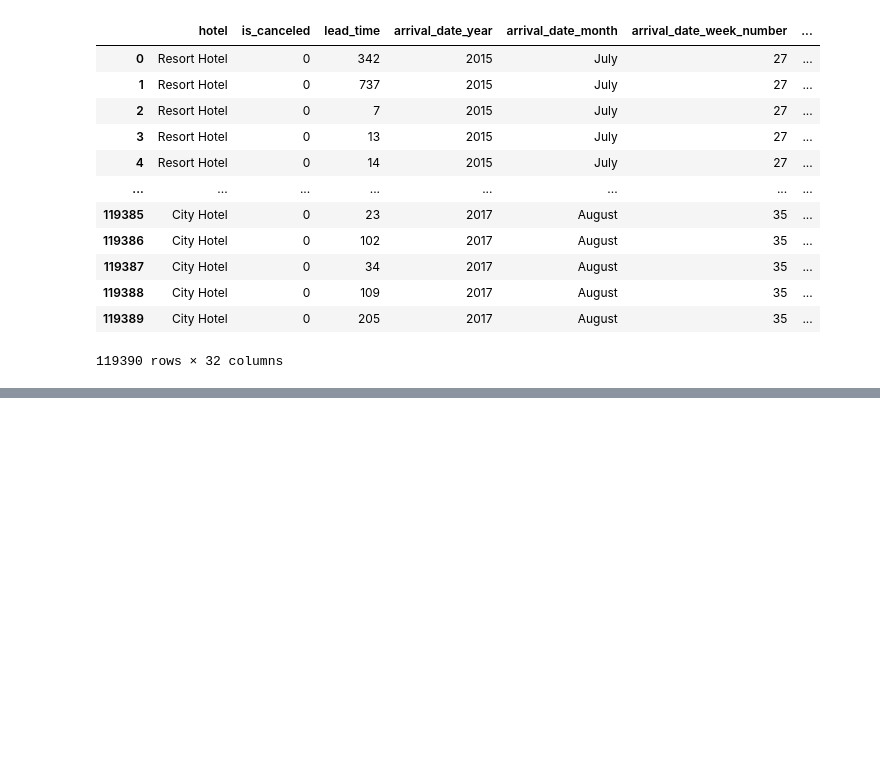
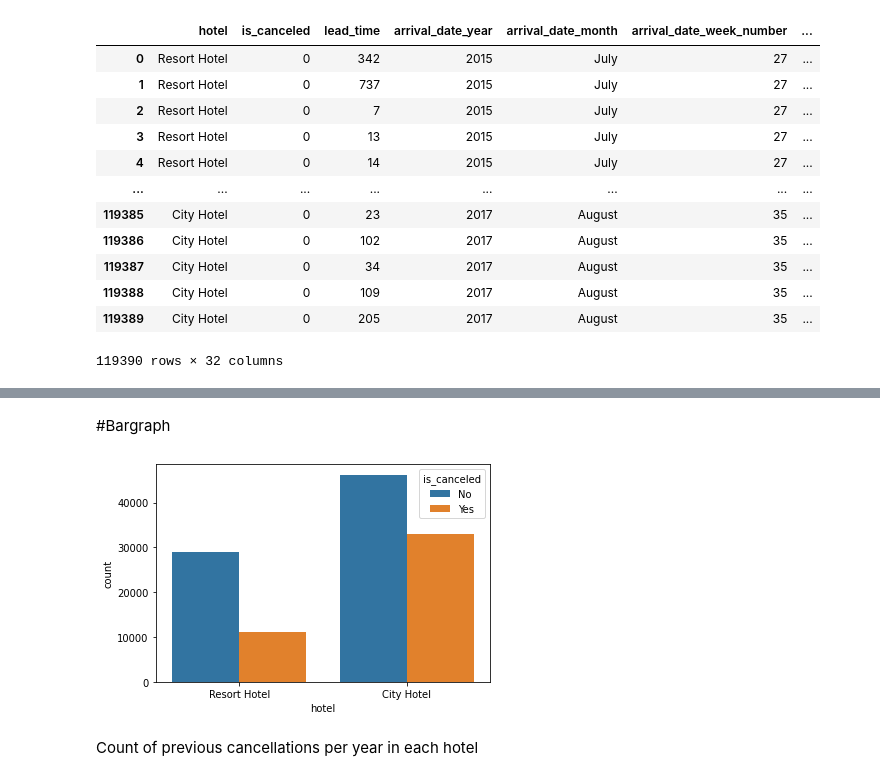
Before and after one commit to surbhikumari8431/Hotel-Booking, a Jupyter notebook: Copy_of_Hotel_Booking_Analysis_Capstone_Project.ipynb, the cells around one changed output, grey strips where cells are left out. Cells and saved outputs as stored; diff of their text form; code cells hidden in the pictures; blank space fills up the shorter version.

```diff
--- a/Copy_of_Hotel_Booking_Analysis_Capstone_Project.ipynb
+++ b/Copy_of_Hotel_Booking_Analysis_Capstone_Project.ipynb
@@ -195,0 +269,8 @@ df
+# %% [markdown]
+#Bargraph
+# %%
+sns.countplot(x = "hotel", hue = "is_canceled", data = df);
+# %% [output]
+[figure, added]
+# %% [markdown]
+Count of previous cancellations per year in each hotel
```
Also changed, not shown: parts of 23 cells of this notebook.
